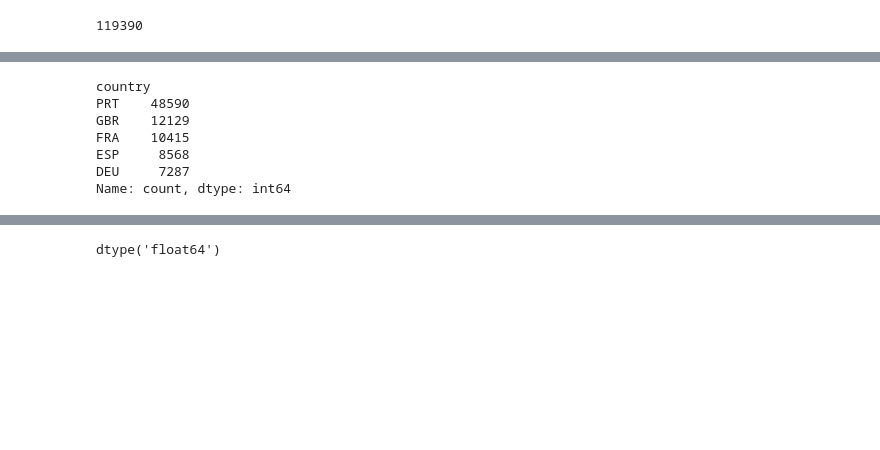
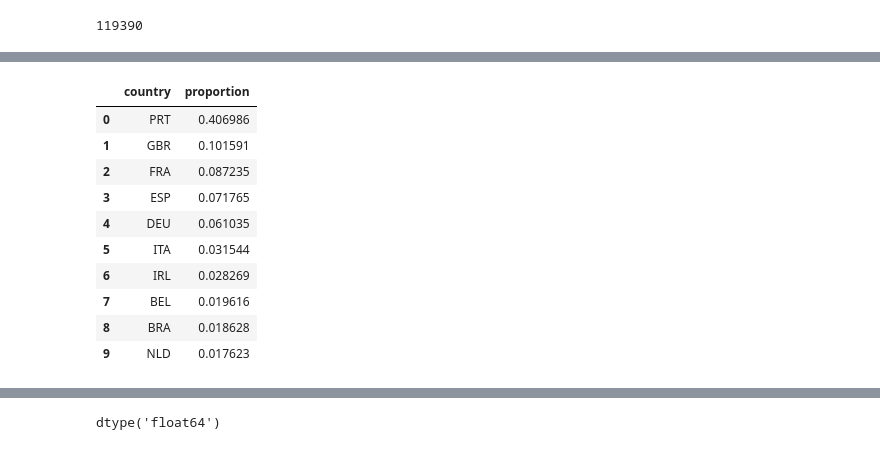
Before and after one commit to claudiberenguer/modulo5eval_ii, a Jupyter notebook: notebooks/exploracion/eda_inical_claudi.ipynb, the cells around one changed output, grey strips where cells are left out. Saved outputs shown, nothing was run; the diff lists cells and outputs as text; code cells hidden in the pictures; blank space fills up the shorter version.

```diff
--- a/notebooks/exploracion/eda_inical_claudi.ipynb
+++ b/notebooks/exploracion/eda_inical_claudi.ipynb
@@ -241,2 +246,0 @@ country_vs_target[country_vs_target.is_canceled'< 5]
-# %%
-columns_to_drop = list(columns_info[columns_info['comment'].map(lambda x: x.find('irrelevant') != -1)].index)
@@ -294,10 +301,15 @@ columns_info.loc['children','comment'] = "los 'na' (solamente 4) se sustituyen p
 # %%
-dset['country'].value_counts()[:5]
+country_freq = pd.DataFrame(dset_cp['country'].value_counts(normalize=True).reset_index())
+country_freq.head(10)
 # %% [output]
-country
-PRT    48590
-GBR    12129
-FRA    10415
-ESP     8568
-DEU     7287
-Name: count, dtype: int64
+|  | country | proportion |
+| 0 | PRT | 0.406986 |
+| 1 | GBR | 0.101591 |
+| 2 | FRA | 0.087235 |
+| 3 | ESP | 0.071765 |
+| 4 | DEU | 0.061035 |
+| 5 | ITA | 0.031544 |
+| 6 | IRL | 0.028269 |
+| 7 | BEL | 0.019616 |
+| 8 | BRA | 0.018628 |
+| 9 | NLD | 0.017623 |
```
Also changed, not shown: parts of 26 cells of this notebook, 2 other files.
